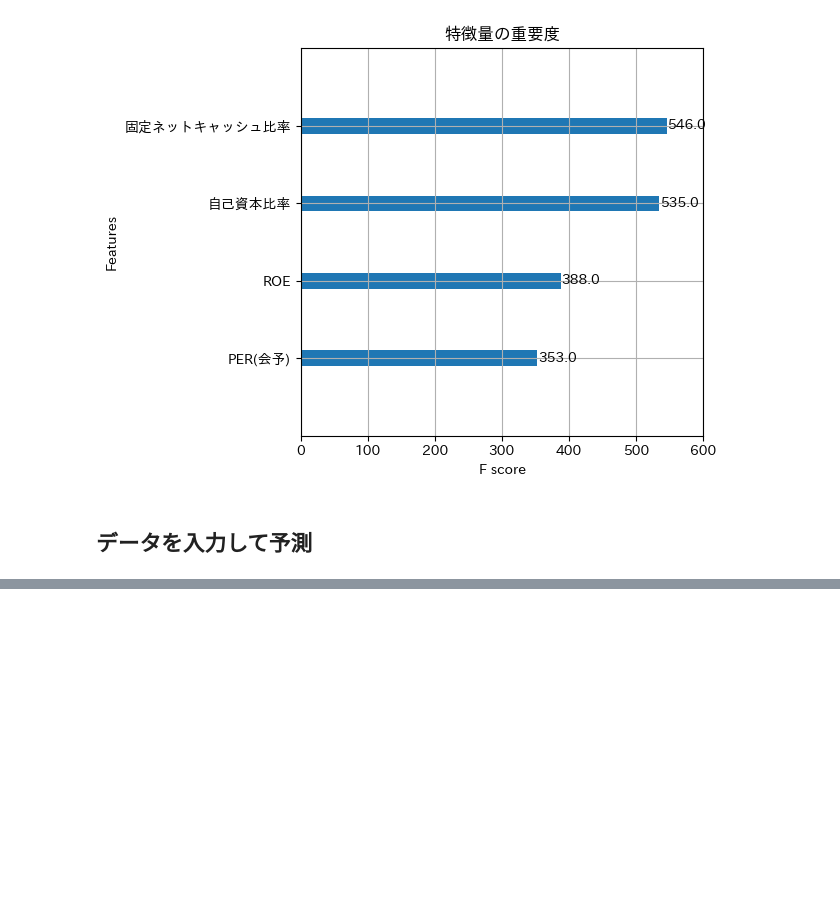
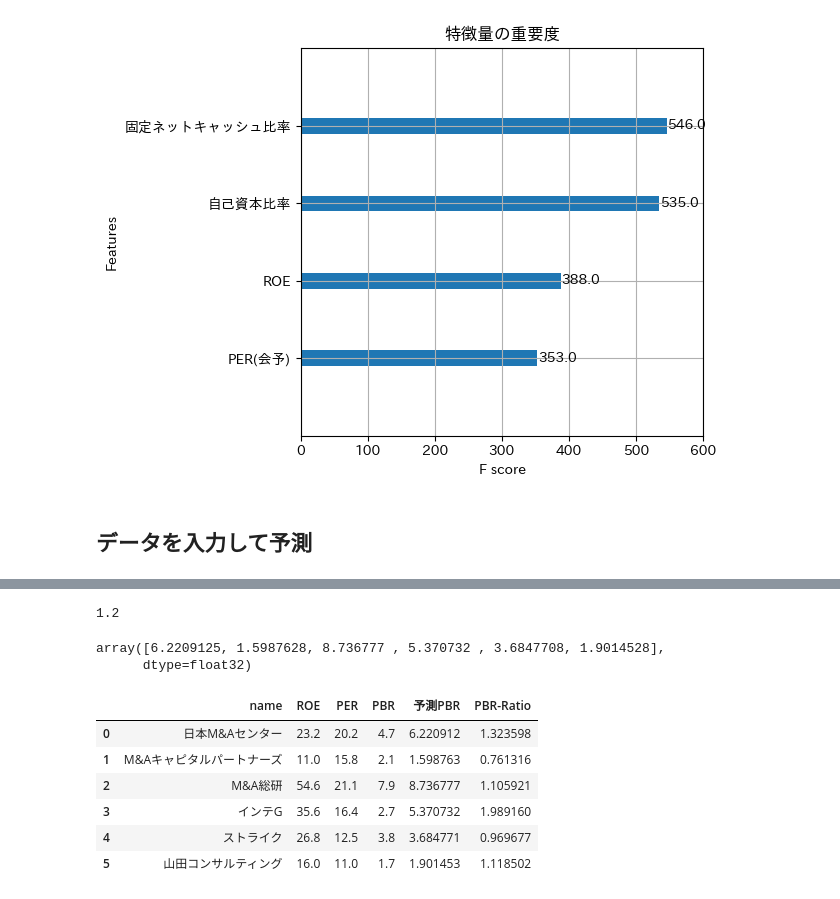
Before and after one commit to yoshi-fund/Predict-PBR, a Jupyter notebook: pbr/xgb-PBR-Model.ipynb, the cells around one changed output, grey strips where cells are left out. Saved outputs shown, nothing was run; the diff lists cells and outputs as text; code cells hidden in the pictures; blank space fills up the shorter version.

```diff
--- a/pbr/xgb-PBR-Model.ipynb
+++ b/pbr/xgb-PBR-Model.ipynb
@@ -737,0 +807,46 @@ array([1.91872  , 1.7067316, 2.4467902, 1.6832741, 2.3030896, 4.794237 ,
+# %%
+3 / 2.5
+# %% [output]
+1.2
+# %%
+# 特徴量データ (PER(会予), ROE, 自己資本比率, 固定ネットキャッシュ比率)
+
+X_new = np.array([
+     [20.2, 23.2, 76.4, 56.50], # 日本M&Aセンター
+     [15.8, 11, 82.9, 85.1], # M&Aキャピタルパートナーズ
+     [21.1, 54.6, 82, 85.12], # M&A総研HD
+     [16.4, 30, 94.1, 89.38], # インテG
+     [12.5, 26.8, 85.1, 77.82], # ストライク
+     [11, 16, 76.8, 38.48], # 山田コンサルティング
+])
+
+
+X_new_sc = sc.transform(X_new)
+
+lr_pred = pipe_lr.predict(X_new_sc)
+
+lr_pred
+# %% [output]
+array([6.2209125, 1.5987628, 8.736777 , 5.370732 , 3.6847708, 1.9014528],
+      dtype=float32)
+# %%
+df = pd.DataFrame({
+    'name' : ['日本M&Aセンター', 'M&Aキャピタルパートナーズ', 'M&A総研', 'インテG', 'ストライク', '山田コンサルティング'],
+    'ROE' : [23.2, 11.0, 54.6, 35.6, 26.8, 16.0],
+    'PER' : [20.2, 15.8, 21.1, 16.4, 12.5, 11.0],
+    'PBR': [4.7, 2.1, 7.9, 2.7, 3.8, 1.7]
+})
+
+df['予測PBR'] = lr_pred
+
+df['PBR-Ratio'] = df['予測PBR'] / df['PBR']
+
+df
+# %% [output]
+|  | name | ROE | PER | PBR | 予測PBR | PBR-Ratio |
+| 0 | 日本M&Aセンター | 23.2 | 20.2 | 4.7 | 6.220912 | 1.323598 |
+| 1 | M&Aキャピタルパートナーズ | 11.0 | 15.8 | 2.1 | 1.598763 | 0.761316 |
+| 2 | M&A総研 | 54.6 | 21.1 | 7.9 | 8.736777 | 1.105921 |
+| 3 | インテG | 35.6 | 16.4 | 2.7 | 5.370732 | 1.989160 |
+| 4 | ストライク | 26.8 | 12.5 | 3.8 | 3.684771 | 0.969677 |
+| 5 | 山田コンサルティング | 16.0 | 11.0 | 1.7 | 1.901453 | 1.118502 |
```
Also changed, not shown: parts of 6 cells of this notebook, 2 other files.
